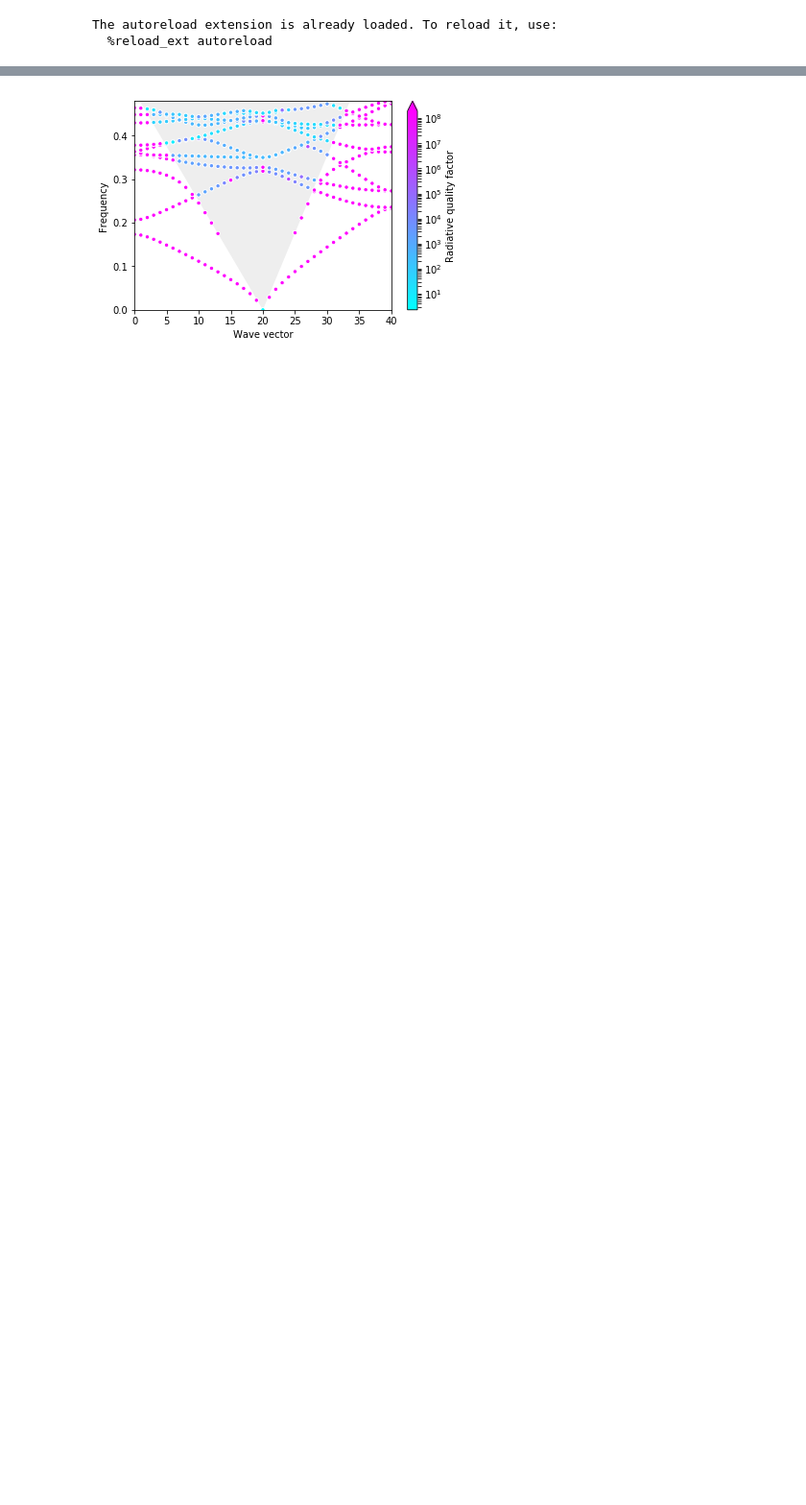
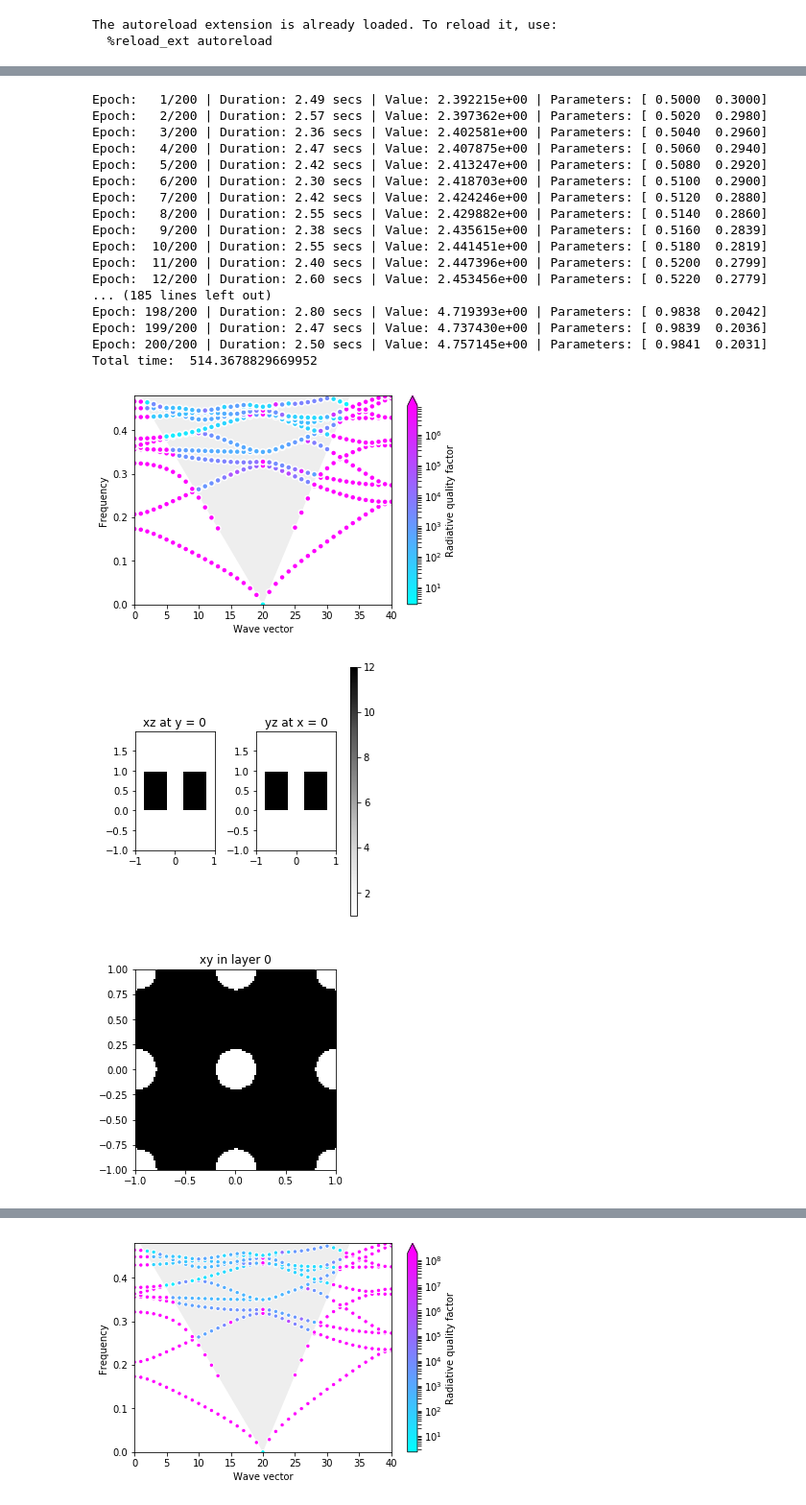
Before and after one commit to fancompute/legume, a Jupyter notebook: Notebooks/Autograd_BIC.ipynb, the cells around one changed output, grey strips where cells are left out. Shown at 96% size. Cells and saved outputs as stored; diff of their text form; code cells hidden in the pictures; blank space fills up the shorter version.

```diff
--- a/Notebooks/Autograd_BIC.ipynb
+++ b/Notebooks/Autograd_BIC.ipynb
@@ -91,21 +91,41 @@ print(grad_num(objective, np.array([d0, r0])))
 # %%
 # options['gradients'] = 'approx' # Uncomment this to make the optimization faster using approximate gradients
 
 # Run an optimization. We put a lower bound on the radii of 0.2 because otherwise the optimization will just
 # try to make a homogeneous slab.
 
 # The optimization is pretty unstable when it gets to very high Q. Maybe an even smaller step size is needed,
 # or maybe it's just the fact that the gradient is approximate that becomes important
 legume.set_backend('autograd')
 t = time.time()
-(p_opt, ofs) = adam_optimize(obj_grad, np.array([d0, r0]), jac=True, step_size=0.001, Nsteps=200,
+(p_opt, ofs) = adam_optimize(obj_grad, np.array([d0, r0]), jac=True, step_size=0.002, Nsteps=200,
                                options={'direction': 'max', 'disp': ['of', 'params']}, bounds=[0.2, 2])
 print("Total time: ", time.time()-t)
 
 legume.set_backend('numpy')
 gme = make_reg(p_opt[0], p_opt[1])
 gme.run(kpoints=path.kpoints, **options)
 summarize_results(gme)
+# %% [output]
+Epoch:   1/200 | Duration: 2.49 secs | Value: 2.392215e+00 | Parameters: [ 0.5000  0.3000]
+Epoch:   2/200 | Duration: 2.57 secs | Value: 2.397362e+00 | Parameters: [ 0.5020  0.2980]
+Epoch:   3/200 | Duration: 2.36 secs | Value: 2.402581e+00 | Parameters: [ 0.5040  0.2960]
+Epoch:   4/200 | Duration: 2.47 secs | Value: 2.407875e+00 | Parameters: [ 0.5060  0.2940]
+Epoch:   5/200 | Duration: 2.42 secs | Value: 2.413247e+00 | Parameters: [ 0.5080  0.2920]
+Epoch:   6/200 | Duration: 2.30 secs | Value: 2.418703e+00 | Parameters: [ 0.5100  0.2900]
+Epoch:   7/200 | Duration: 2.42 secs | Value: 2.424246e+00 | Parameters: [ 0.5120  0.2880]
+Epoch:   8/200 | Duration: 2.55 secs | Value: 2.429882e+00 | Parameters: [ 0.5140  0.2860]
+Epoch:   9/200 | Duration: 2.38 secs | Value: 2.435615e+00 | Parameters: [ 0.5160  0.2839]
+Epoch:  10/200 | Duration: 2.55 secs | Value: 2.441451e+00 | Parameters: [ 0.5180  0.2819]
+Epoch:  11/200 | Duration: 2.40 secs | Value: 2.447396e+00 | Parameters: [ 0.5200  0.2799]
+Epoch:  12/200 | Duration: 2.60 secs | Value: 2.453456e+00 | Parameters: [ 0.5220  0.2779]
+... (185 lines left out)
+Epoch: 198/200 | Duration: 2.80 secs | Value: 4.719393e+00 | Parameters: [ 0.9838  0.2042]
+Epoch: 199/200 | Duration: 2.47 secs | Value: 4.737430e+00 | Parameters: [ 0.9839  0.2036]
+Epoch: 200/200 | Duration: 2.50 secs | Value: 4.757145e+00 | Parameters: [ 0.9841  0.2031]
+Total time:  514.3678829669952
+[figure, added]
+[figure, added]
 # %%
 # Plot objective function evolution
 plt.plot(ofs)
```
Also changed, not shown: parts of 5 cells of this notebook, 2 other files.
